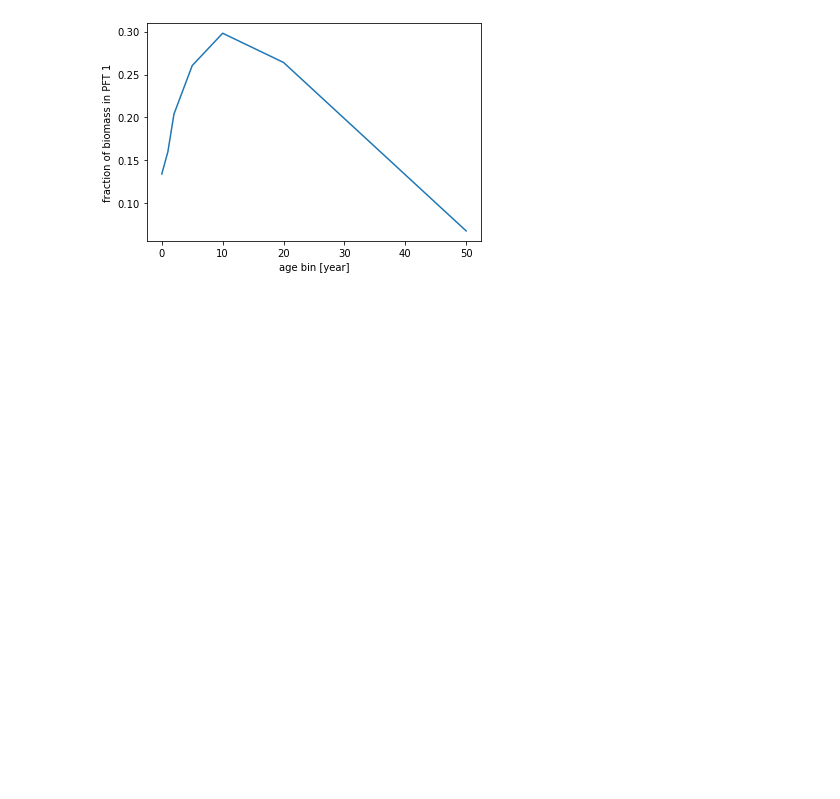
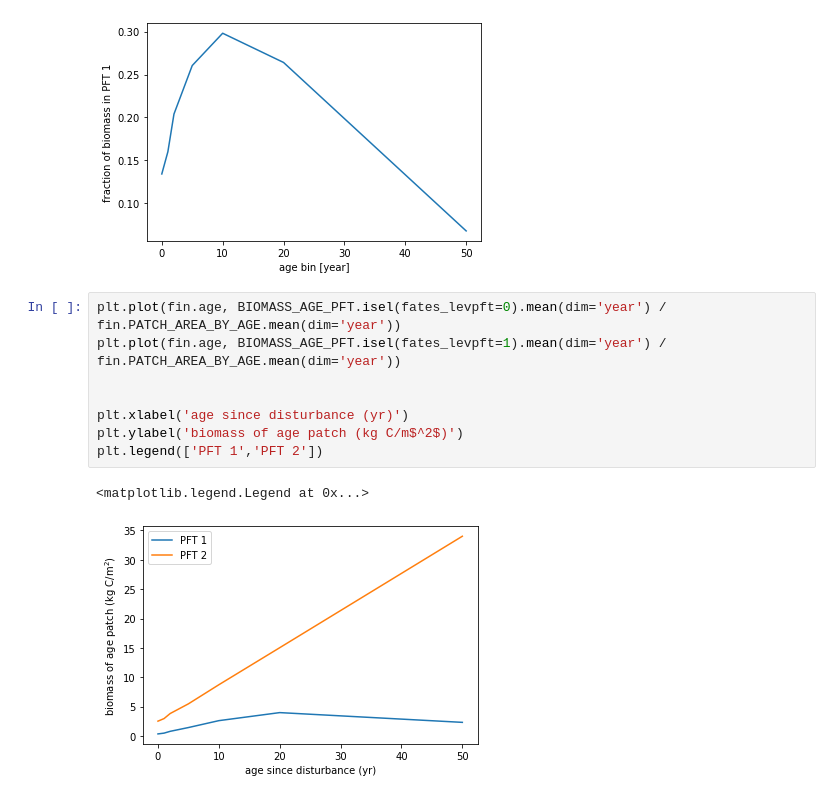
Before and after one commit to ckoven/levage_notebook, a Jupyter notebook: levagepft notebook.ipynb, the cells around one changed output. Cells and saved outputs as stored; diff of their text form; blank space fills up the shorter version.

Commit message:
added figure with separate PFT biomass plots

```diff
--- a/levagepft notebook.ipynb
+++ b/levagepft notebook.ipynb
@@ -37,3 +38,14 @@ pftratio_ave.plot()
 # %% [output]
 [<matplotlib.lines.Line2D at 0x...>]
 [figure]
+# %%
+plt.plot(fin.age, BIOMASS_AGE_PFT.isel(fates_levpft=0).mean(dim='year') / fin.PATCH_AREA_BY_AGE.mean(dim='year'))
+plt.plot(fin.age, BIOMASS_AGE_PFT.isel(fates_levpft=1).mean(dim='year') / fin.PATCH_AREA_BY_AGE.mean(dim='year'))
+
+
+plt.xlabel('age since disturbance (yr)')
+plt.ylabel('biomass of age patch (kg C/m$^2$)')
+plt.legend(['PFT 1','PFT 2'])
+# %% [output]
+<matplotlib.legend.Legend at 0x...>
+[figure, added]
```
Also changed, not shown: parts of 1 cell of this notebook.
